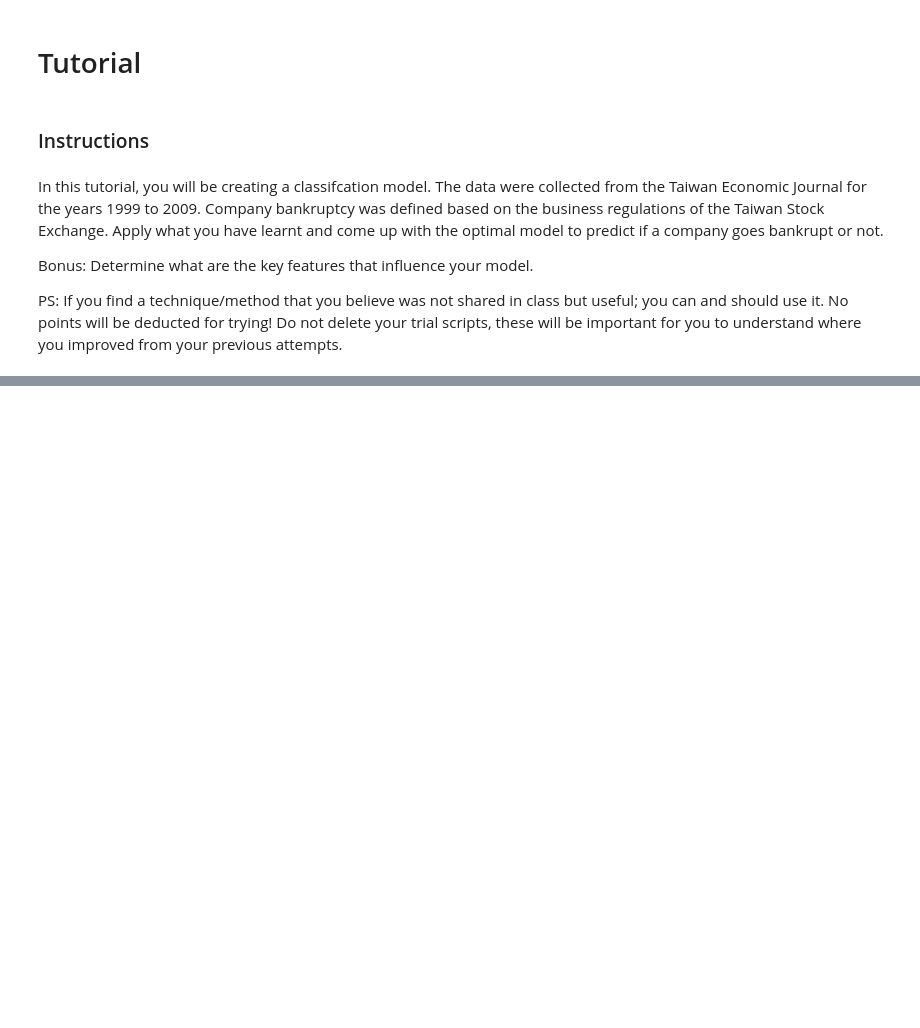
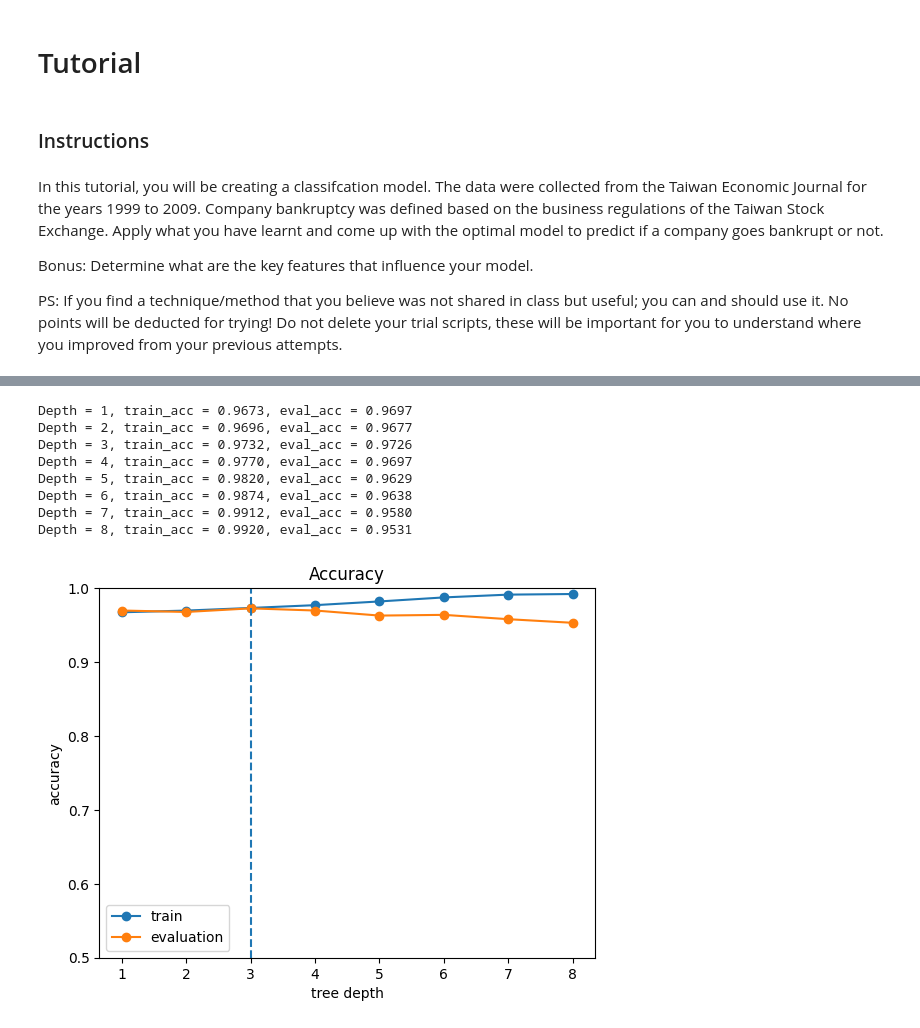
Before and after one commit to Minyethway93/DAC-Curriculum, a Jupyter notebook: DAC-006_Machine_Learning/DAC-006-Intro_to_ML_Tutorial.ipynb, the cells around one changed output, grey strips where cells are left out. Cells and saved outputs as stored; diff of their text form; code cells hidden in the pictures; blank space fills up the shorter version.

```diff
--- a/DAC-006_Machine_Learning/DAC-006-Intro_to_ML_Tutorial.ipynb
+++ b/DAC-006_Machine_Learning/DAC-006-Intro_to_ML_Tutorial.ipynb
@@ -75,0 +130,45 @@ plt.show()
+# %%
+y = df['Bankrupt?']
+x = df.drop('Bankrupt?', axis=1)
+
+x_train, x_test, y_train, y_test = train_test_split(x, y, test_size = 0.3)
+
+x_test, x_eval, y_test, y_eval = train_test_split(x_test, y_test, test_size = 0.5)
+
+train_acc = []
+eval_acc = []
+max_depth = 8
+for d in range(1, max_depth+1):
+    model = DecisionTreeClassifier(max_depth=d)
+    model.fit(x_train, y_train)
+
+    y_pred = model.predict(x_train)
+    train_acc.append((y_pred == y_train).mean())
+
+    y_pred = model.predict(x_eval)
+    eval_acc.append((y_pred == y_eval).mean())
+    print('Depth = {}, train_acc = {:.4f}, eval_acc = {:.4f}'\
+          .format(d, train_acc[-1], eval_acc[-1]))
+
+opt_depth = np.argmax(eval_acc) + 1
+
+plt.plot(train_acc, marker='o', label='train')
+plt.plot(eval_acc, marker='o', label='evaluation')
+plt.legend()
+plt.title('Accuracy')
+plt.xlabel('tree depth')
+plt.ylabel('accuracy')
+plt.xticks(np.arange(max_depth), np.arange(1, max_depth+1))
+plt.axvline(x=opt_depth-1, ls='--')
+plt.ylim(0.5, 1.0)
+plt.show()
+# %% [output]
+Depth = 1, train_acc = 0.9673, eval_acc = 0.9697
+Depth = 2, train_acc = 0.9696, eval_acc = 0.9677
+Depth = 3, train_acc = 0.9732, eval_acc = 0.9726
+Depth = 4, train_acc = 0.9770, eval_acc = 0.9697
+Depth = 5, train_acc = 0.9820, eval_acc = 0.9629
+Depth = 6, train_acc = 0.9874, eval_acc = 0.9638
+Depth = 7, train_acc = 0.9912, eval_acc = 0.9580
+Depth = 8, train_acc = 0.9920, eval_acc = 0.9531
+[figure, added]
```
Also changed, not shown: parts of 11 cells of this notebook, 1 other file.
